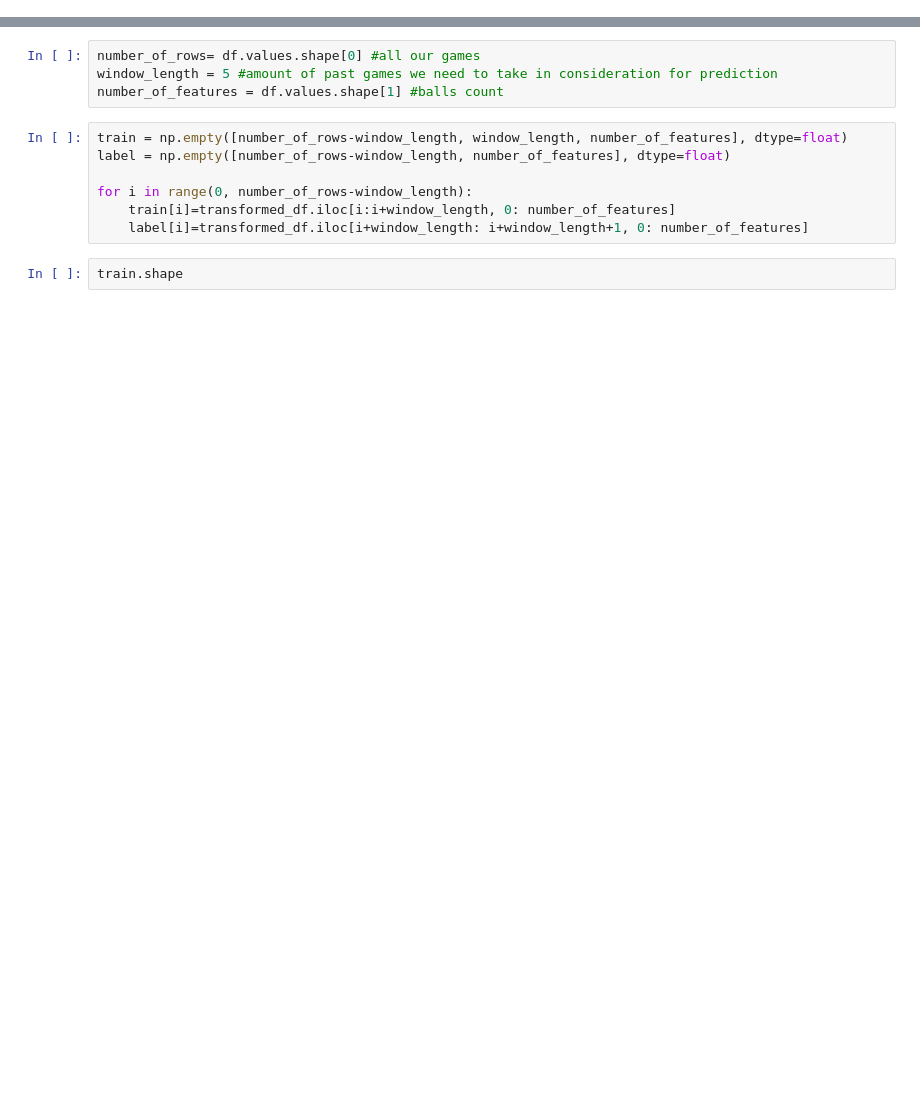
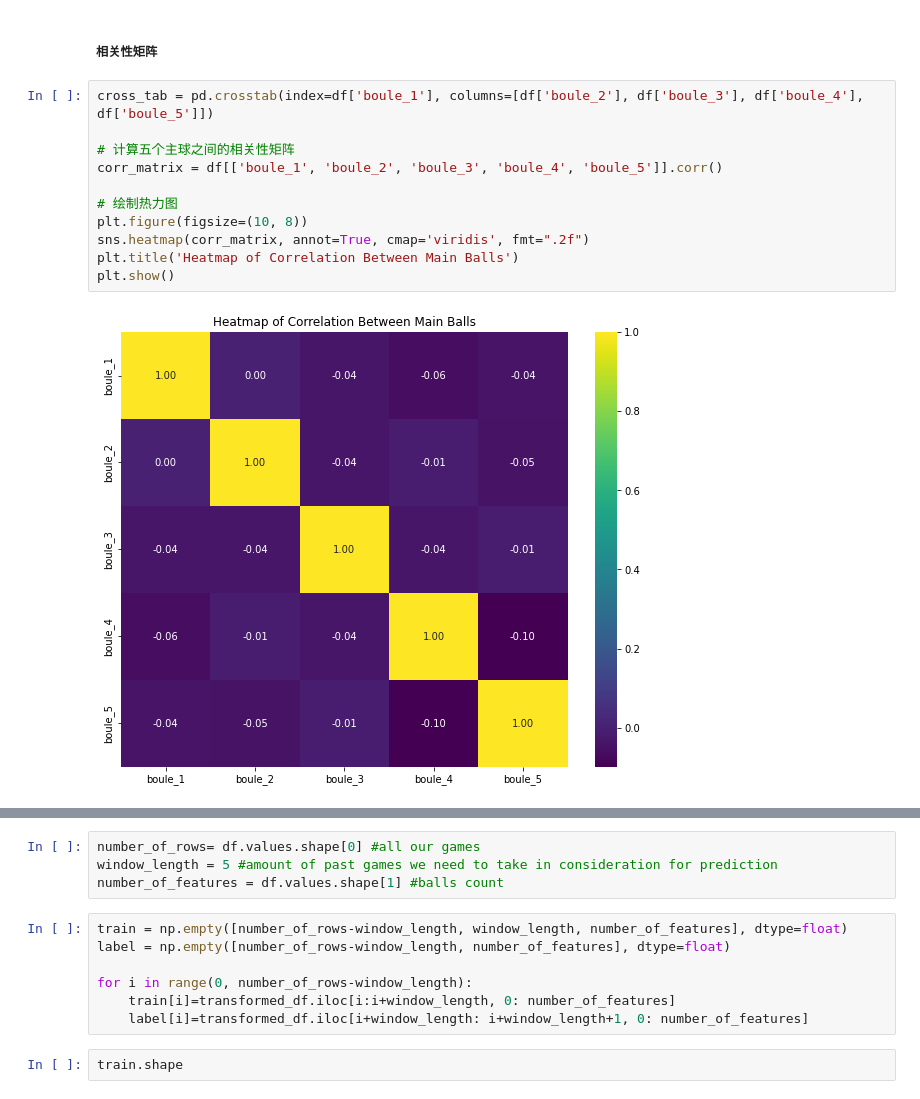
Before and after one commit to Chenyang31576/MLOps-project, a Jupyter notebook: euromillions.ipynb, the cells around one changed output, grey strips where cells are left out. Saved outputs shown, nothing was run; the diff lists cells and outputs as text; blank space fills up the shorter version.

```diff
--- a/euromillions.ipynb
+++ b/euromillions.ipynb
@@ -76,0 +118,15 @@ df.head()
+# %% [markdown]
+##### 相关性矩阵
+# %%
+cross_tab = pd.crosstab(index=df['boule_1'], columns=[df['boule_2'], df['boule_3'], df['boule_4'], df['boule_5']])
+
+# 计算五个主球之间的相关性矩阵
+corr_matrix = df[['boule_1', 'boule_2', 'boule_3', 'boule_4', 'boule_5']].corr()
+
+# 绘制热力图
+plt.figure(figsize=(10, 8))
+sns.heatmap(corr_matrix, annot=True, cmap='viridis', fmt=".2f")
+plt.title('Heatmap of Correlation Between Main Balls')
+plt.show()
+# %% [output]
+[figure, added]
```
Also changed, not shown: parts of 31 cells of this notebook, 7 other files.
